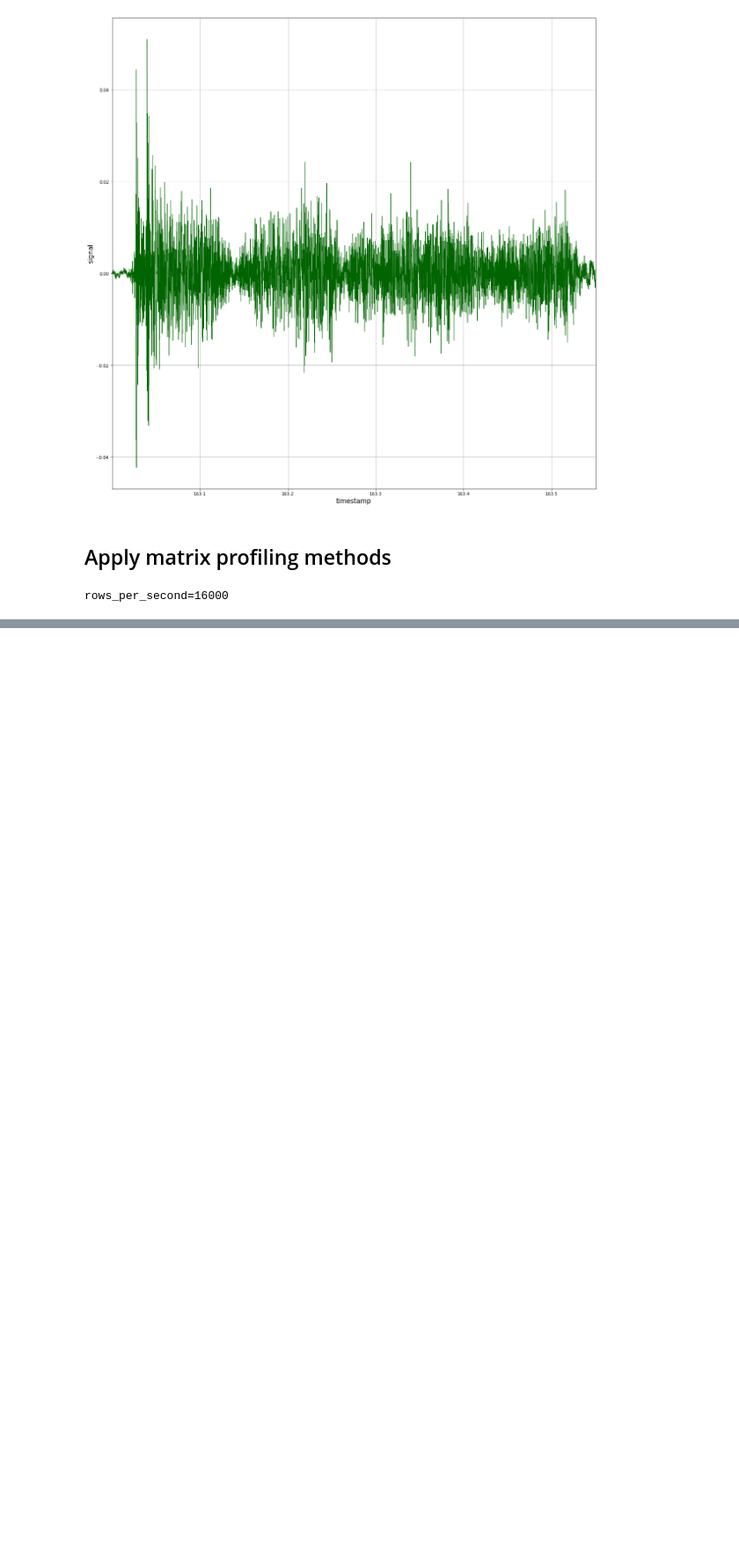
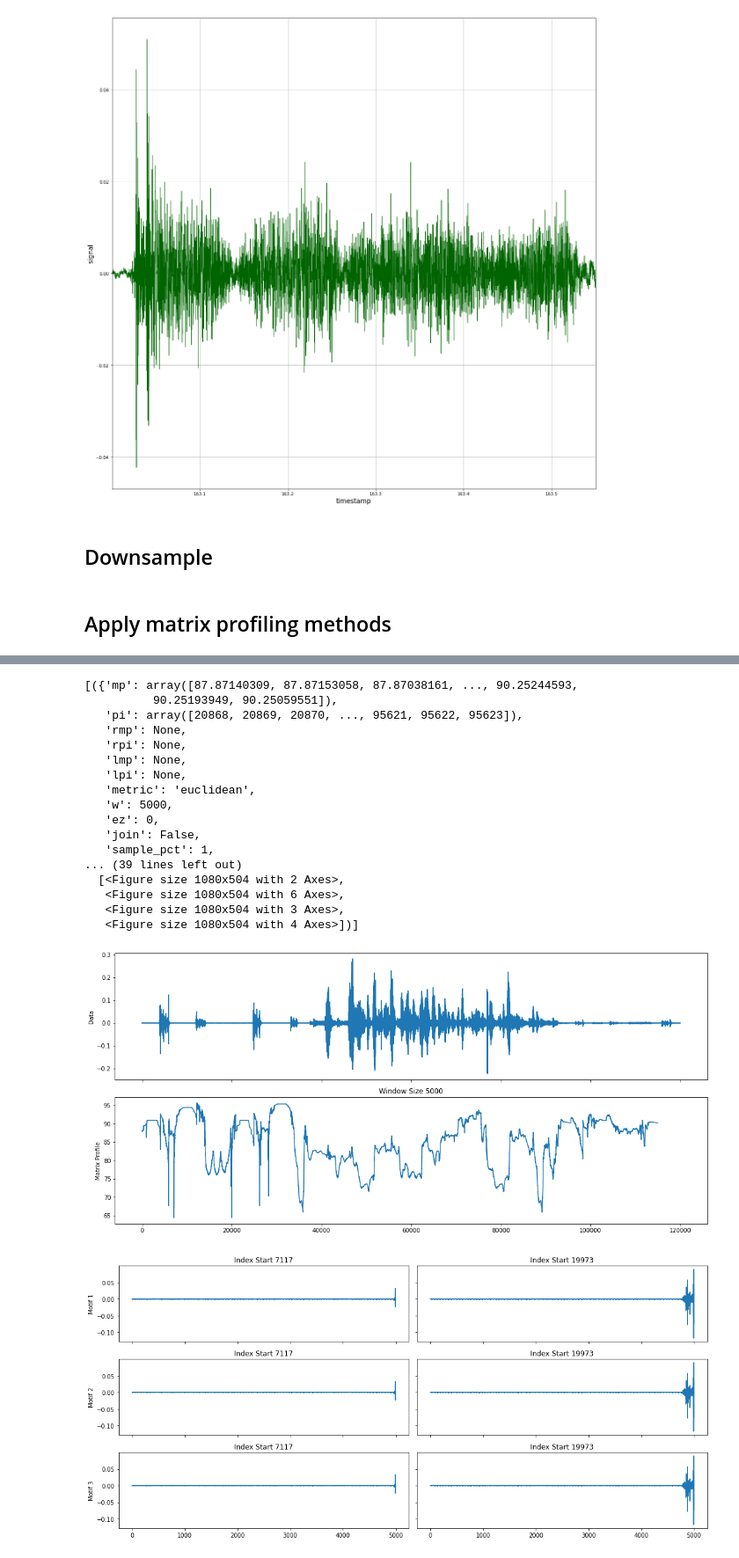
Before and after one commit to Mitchellpkt/audio_artifact_detection, a Jupyter notebook: signal_processing.ipynb, the cells around one changed output, grey strips where cells are left out. Shown at 88% size. Drawn from its saved outputs; the diff is of its cells as text; code cells hidden in the pictures; blank space fills up the shorter version.

```diff
--- a/signal_processing.ipynb
+++ b/signal_processing.ipynb
@@ -39,13 +52,13 @@ full_recording.plot('signal', linewidth=1, figsize=(20, 20));
 # %% [markdown]
 ## Trim down to a 30 sec experiment
 # %%
-experiment: isli.VectorSequence = full_recording.slice(
+experiment_high_rate: isli.VectorSequence = full_recording.slice(
     start_at=start_time_sec,
     stop_at=stop_time_sec,
     inplace=False,
     reset_index=True
 )
-experiment.data.head()
+experiment_high_rate.data.head()
 # %% [output]
 |  | sample_index | signal | timestamp |
 | 0 | 2560070 | 0.000158 | 160.000051 |
@@ -60,16 +73,20 @@ experiment.plot('signal', linewidth=1, figsize=(20, 20));
 # %% [markdown]
 ## Look at just the autofocus noise
 # %%
-experiment.slice(start_at=163, stop_at=163.55, inplace=False).plot('signal', linewidth=1, figsize=(20, 20));
+experiment_high_rate.slice(start_at=163, stop_at=163.55, inplace=False).plot('signal', linewidth=1, figsize=(20, 20));
 # %% [output]
 [figure]
+# %% [markdown]
+## Downsample
+# %%
+experiment: isli.Timeseries = experiment_high_rate.downsample(
+    interval=1/5_000,
+    method='by_basis',
+    inplace=False
+)
 # %% [markdown]
 ## Apply matrix profiling methods
-# %%
-rows_per_second = int(len(full_recording) / audio_duration_sec)
-print(f"{rows_per_second=}")
-# %% [output]
-rows_per_second=16000
 # %%
 %%time
-experiment.matrix_profile_univariate(windows=rows_per_second, col_names='signal')
+experiment.matrix_profile_univariate(windows=5_000, col_names='signal');
+# %% [output]
@@ -75,0 +95,19 @@ experiment.matrix_profile_univariate(windows=rows_per_second, col_names='signal'
+[({'mp': array([87.87140309, 87.87153058, 87.87038161, ..., 90.25244593,
+          90.25193949, 90.25059551]),
+   'pi': array([20868, 20869, 20870, ..., 95621, 95622, 95623]),
+   'rmp': None,
+   'rpi': None,
+   'lmp': None,
+   'lpi': None,
+   'metric': 'euclidean',
+   'w': 5000,
+   'ez': 0,
+   'join': False,
+   'sample_pct': 1,
+... (39 lines left out)
+  [<Figure size 1080x504 with 2 Axes>,
+   <Figure size 1080x504 with 6 Axes>,
+   <Figure size 1080x504 with 3 Axes>,
+   <Figure size 1080x504 with 4 Axes>])]
+[figure, added]
+[figure, added]
```
Also changed, not shown: parts of 8 cells of this notebook.
